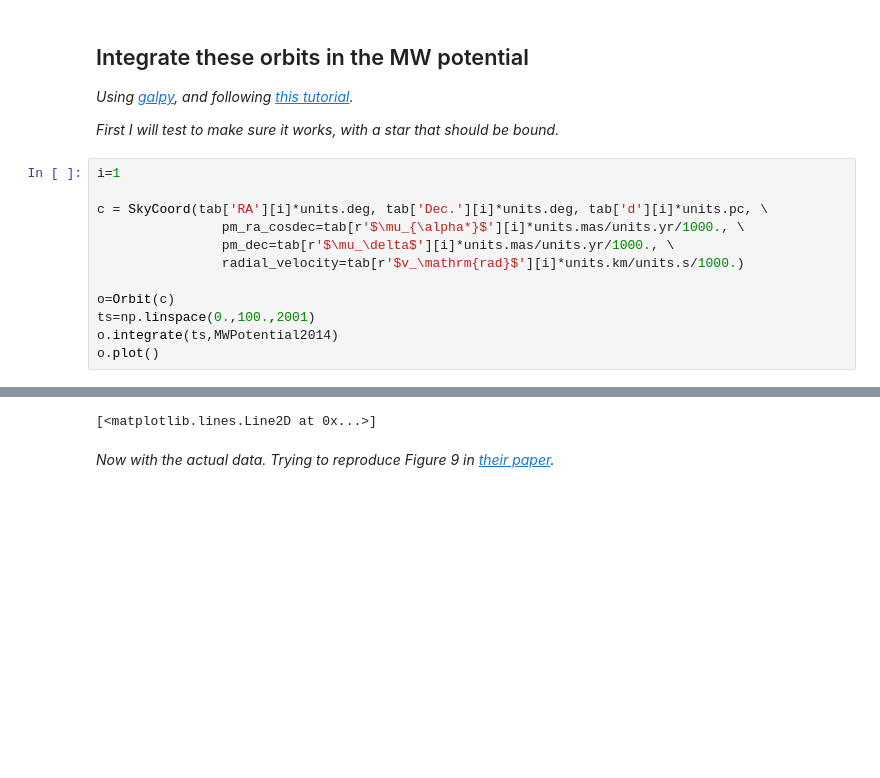
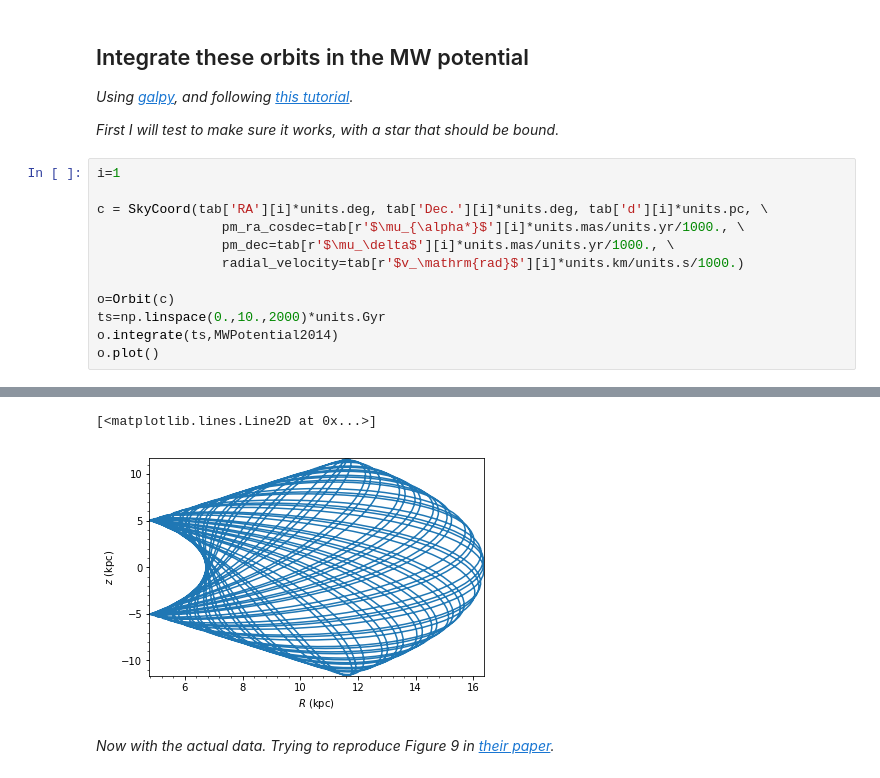
Before and after one commit to ageller/UniviewGaiaHVstars, a Jupyter notebook: rawdata/GaiaDR2HVstars.ipynb, the cells around one changed output, grey strips where cells are left out. Cells and saved outputs as stored; diff of their text form; blank space fills up the shorter version.

```diff
--- a/rawdata/GaiaDR2HVstars.ipynb
+++ b/rawdata/GaiaDR2HVstars.ipynb
@@ -89,7 +89,7 @@ c = SkyCoord(tab['RA'][i]*units.deg, tab['Dec.'][i]*units.deg, tab['d'][i]*units
                 radial_velocity=tab[r'$v_\mathrm{rad}$'][i]*units.km/units.s/1000.)
 
 o=Orbit(c)
-ts=np.linspace(0.,100.,2001)
+ts=np.linspace(0.,10.,2000)*units.Gyr
 o.integrate(ts,MWPotential2014)
 o.plot()
 # %% [output]
@@ -98,4 +96,5 @@ o.plot()
 [<matplotlib.lines.Line2D at 0x...>]
+[figure, added]
 # %% [markdown]
 *Now with the actual data. Trying to reproduce Figure 9 in [their paper](http://adsabs.harvard.edu/doi/10.1093/mnras/sty2592).*
 # %%
```
Also changed, not shown: parts of 5 cells of this notebook, 5 other files.
